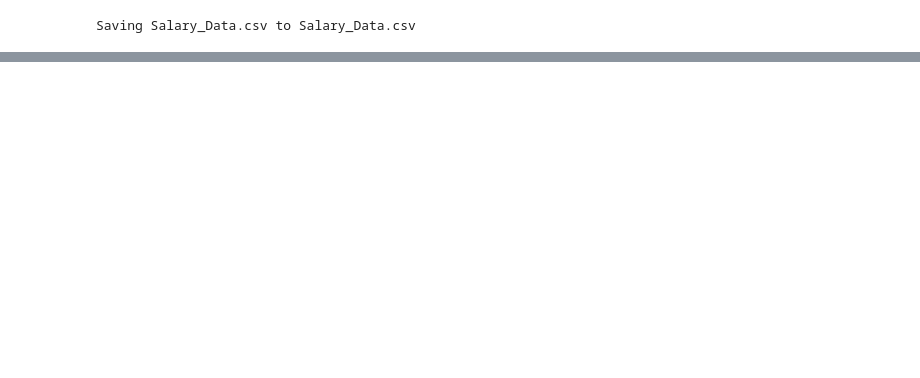
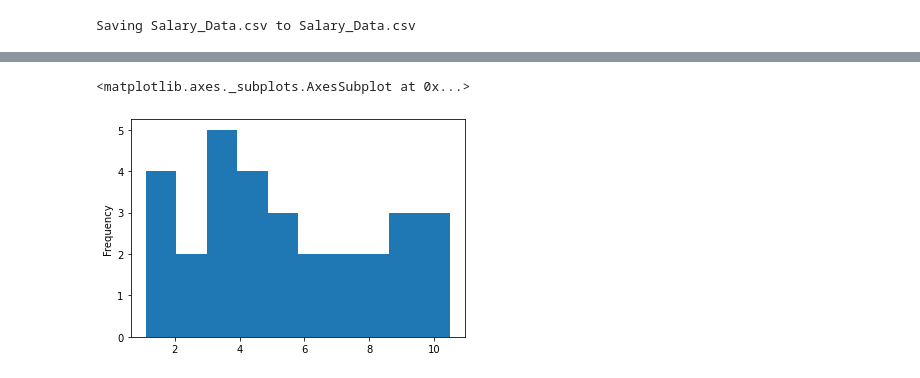
Before and after one commit to isha0803/ML_Practicals, a Jupyter notebook: P1_Data_Interpretation.ipynb, the cells around one changed output, grey strips where cells are left out. Drawn from its saved outputs; the diff is of its cells as text; code cells hidden in the pictures; blank space fills up the shorter version.

```diff
--- a/P1_Data_Interpretation.ipynb
+++ b/P1_Data_Interpretation.ipynb
@@ -74,0 +99,5 @@ memory usage: 608.0 bytes
+# %%
+df['YearsExperience'].plot(kind='hist')
+# %% [output]
+<matplotlib.axes._subplots.AxesSubplot at 0x...>
+[figure, added]
```
Also changed, not shown: parts of 10 cells of this notebook.
